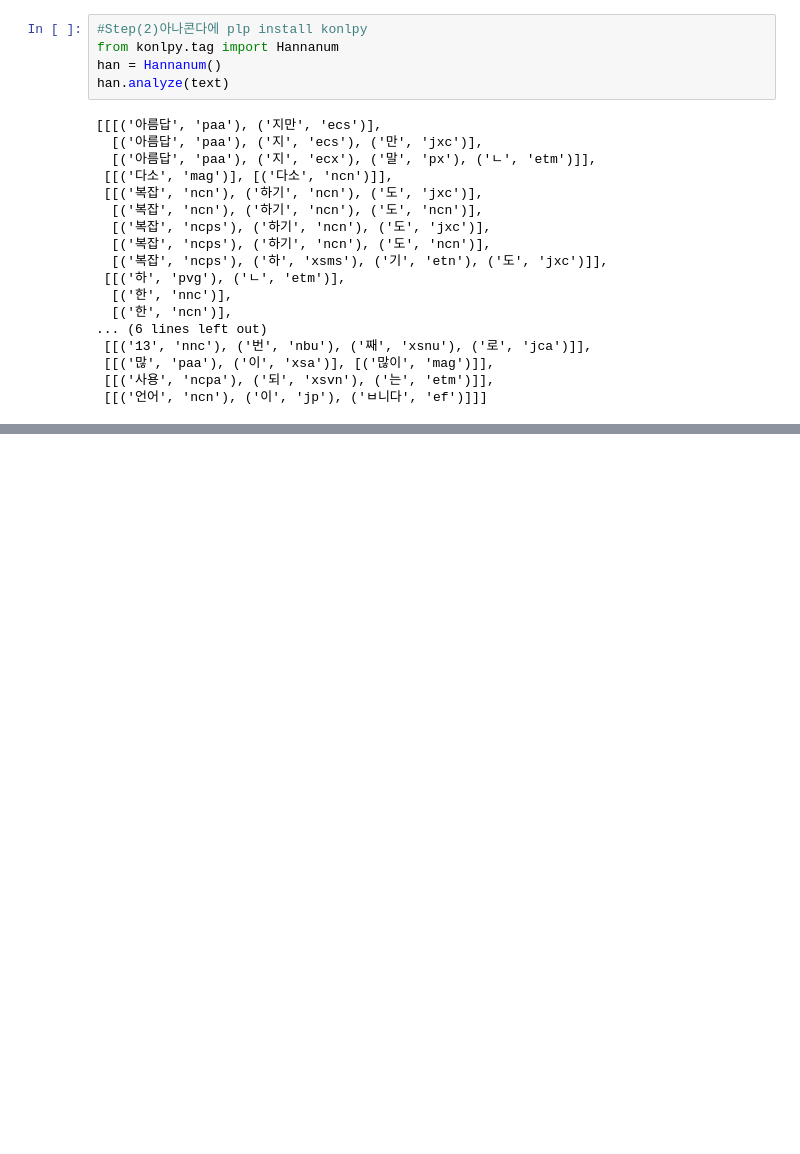
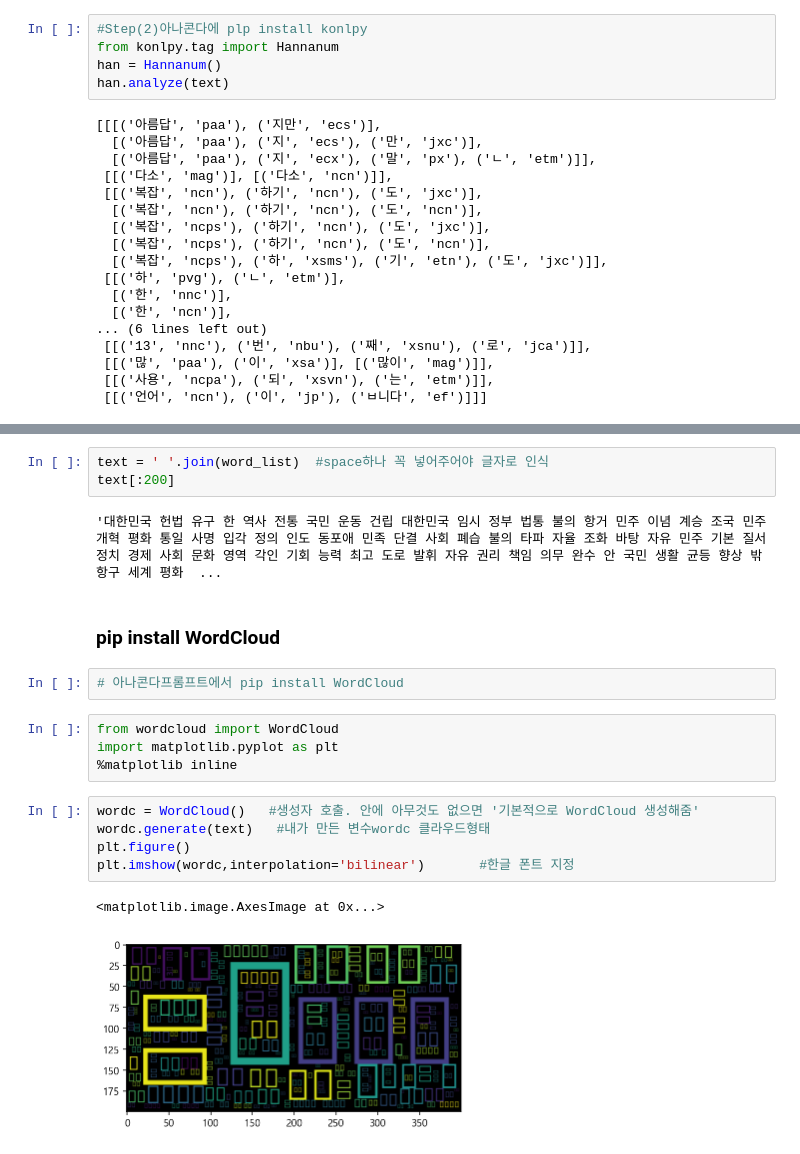
Before and after one commit to jiwon808/big, a Jupyter notebook: source/9_자연어 처리/ch2_한글형태소분석.ipynb, the cells around one changed output, grey strips where cells are left out. Cells and saved outputs as stored; diff of their text form; blank space fills up the shorter version.

```diff
--- a/source/9_자연어 처리/ch2_한글형태소분석.ipynb
+++ b/source/9_자연어 처리/ch2_한글형태소분석.ipynb
@@ -56,0 +267,21 @@ han.analyze(text)
+# %%
+text = ' '.join(word_list)  #space하나 꼭 넣어주어야 글자로 인식
+text[:200]
+# %% [output]
+'대한민국 헌법 유구 한 역사 전통 국민 운동 건립 대한민국 임시 정부 법통 불의 항거 민주 이념 계승 조국 민주개혁 평화 통일 사명 입각 정의 인도 동포애 민족 단결 사회 폐습 불의 타파 자율 조화 바탕 자유 민주 기본 질서 정치 경제 사회 문화 영역 각인 기회 능력 최고 도로 발휘 자유 권리 책임 의무 완수 안 국민 생활 균등 향상 밖 항구 세계 평화  ...
+# %% [markdown]
+### pip install WordCloud
+# %%
+# 아나콘다프롬프트에서 pip install WordCloud
+# %%
+from wordcloud import WordCloud
+import matplotlib.pyplot as plt
+%matplotlib inline
+# %%
+wordc = WordCloud()   #생성자 호출. 안에 아무것도 없으면 '기본적으로 WordCloud 생성해줌'
+wordc.generate(text)   #내가 만든 변수wordc 클라우드형태
+plt.figure()
+plt.imshow(wordc,interpolation='bilinear')       #한글 폰트 지정
+# %% [output]
+<matplotlib.image.AxesImage at 0x...>
+[figure, added]
```
Also changed, not shown: parts of 65 cells of this notebook, 1 other file.
